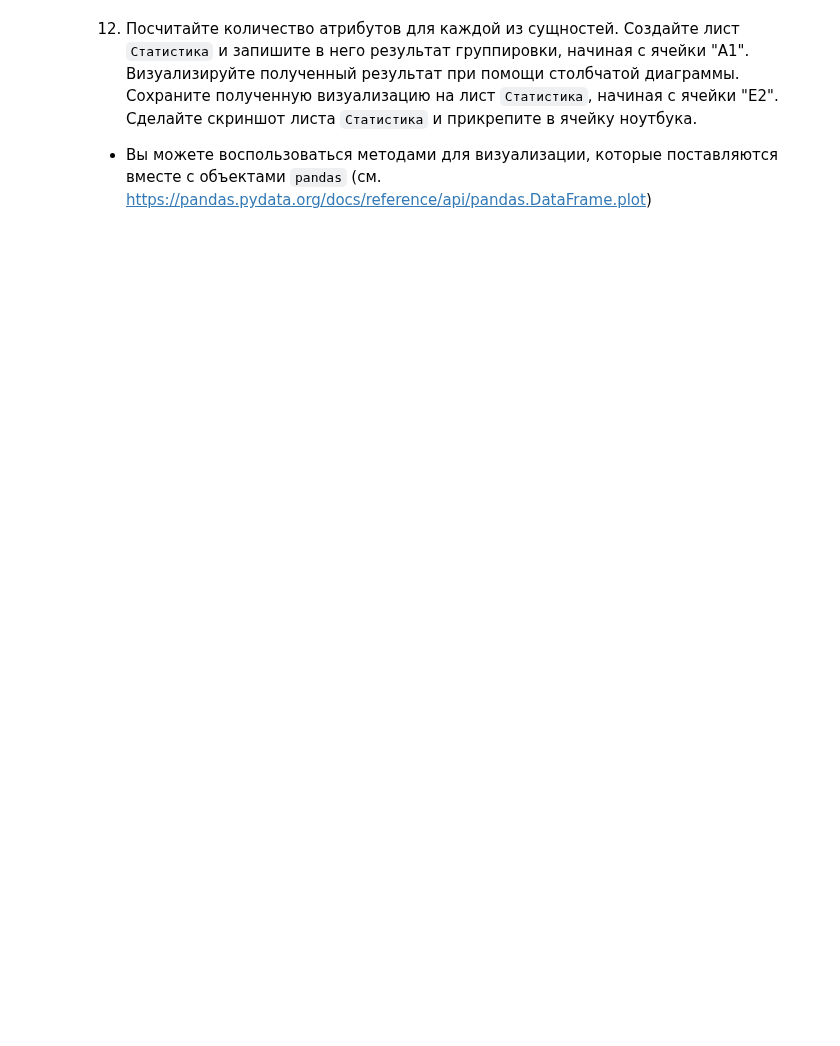
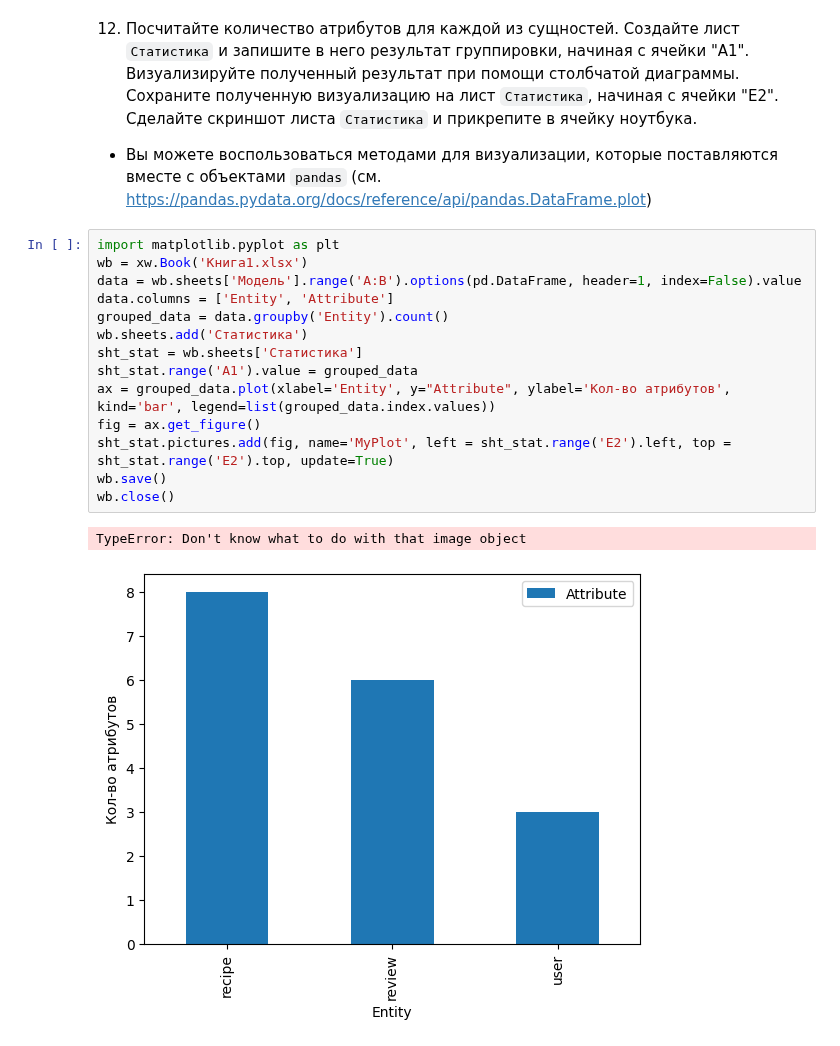
Before and after one commit to AknasMacefg/ITiABD, a Jupyter notebook: ТОД/04_tables/04_excel_Маслов_Александр.ipynb, the cells around one changed output. Saved outputs shown, nothing was run; the diff lists cells and outputs as text; blank space fills up the shorter version.

```diff
--- a/ТОД/04_tables/04_excel_Маслов_Александр.ipynb
+++ b/ТОД/04_tables/04_excel_Маслов_Александр.ipynb
@@ -149,3 +185,20 @@ wb.close()
 12. Посчитайте количество атрибутов для каждой из сущностей. Создайте лист `Статистика` и запишите в него результат группировки, начиная с ячейки "А1". Визуализируйте полученный результат при помощи столбчатой диаграммы. Сохраните полученную визуализацию на лист `Статистика`, начиная с ячейки "E2".  Сделайте скриншот листа `Статистика` и прикрепите в ячейку ноутбука.
 
 * Вы можете воспользоваться методами для визуализации, которые поставляются вместе с объектами `pandas` (см. https://pandas.pydata.org/docs/reference/api/pandas.DataFrame.plot)
+# %%
+import matplotlib.pyplot as plt
+wb = xw.Book('Книга1.xlsx')
+data = wb.sheets['Модель'].range('A:B').options(pd.DataFrame, header=1, index=False).value
+data.columns = ['Entity', 'Attribute']
+grouped_data = data.groupby('Entity').count()
+wb.sheets.add('Статистика')
+sht_stat = wb.sheets['Статистика']
+sht_stat.range('A1').value = grouped_data
+ax = grouped_data.plot(xlabel='Entity', y="Attribute", ylabel='Кол-во атрибутов', kind='bar', legend=list(grouped_data.index.values))
+fig = ax.get_figure()
+sht_stat.pictures.add(fig, name='MyPlot', left = sht_stat.range('E2').left, top = sht_stat.range('E2').top, update=True)
+wb.save()
+wb.close()
+# %% [output]
+TypeError: Don't know what to do with that image object
+[figure, added]
```
Also changed, not shown: parts of 7 cells of this notebook, 1 other file.
